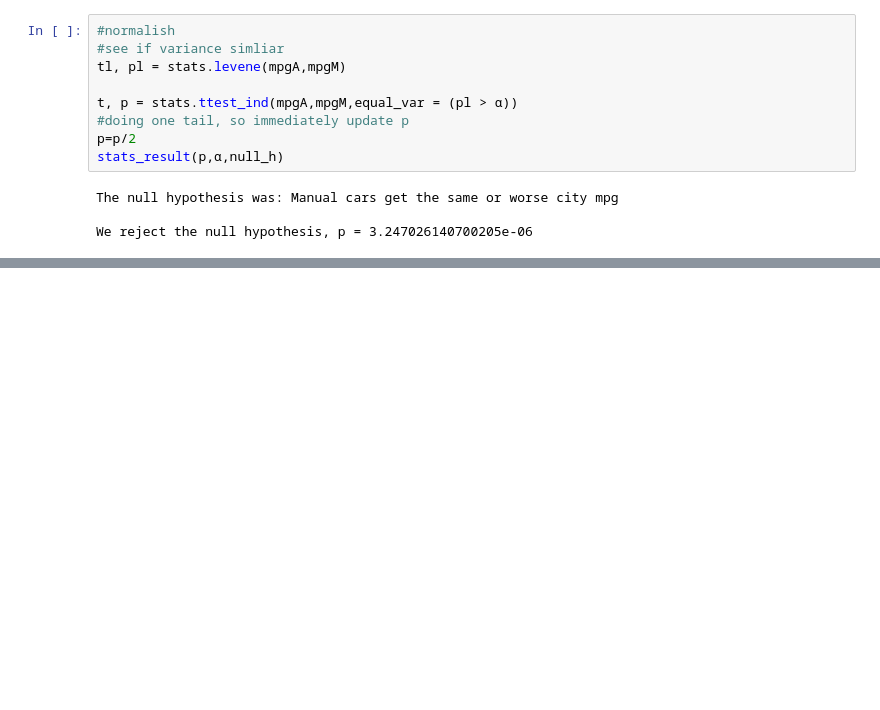
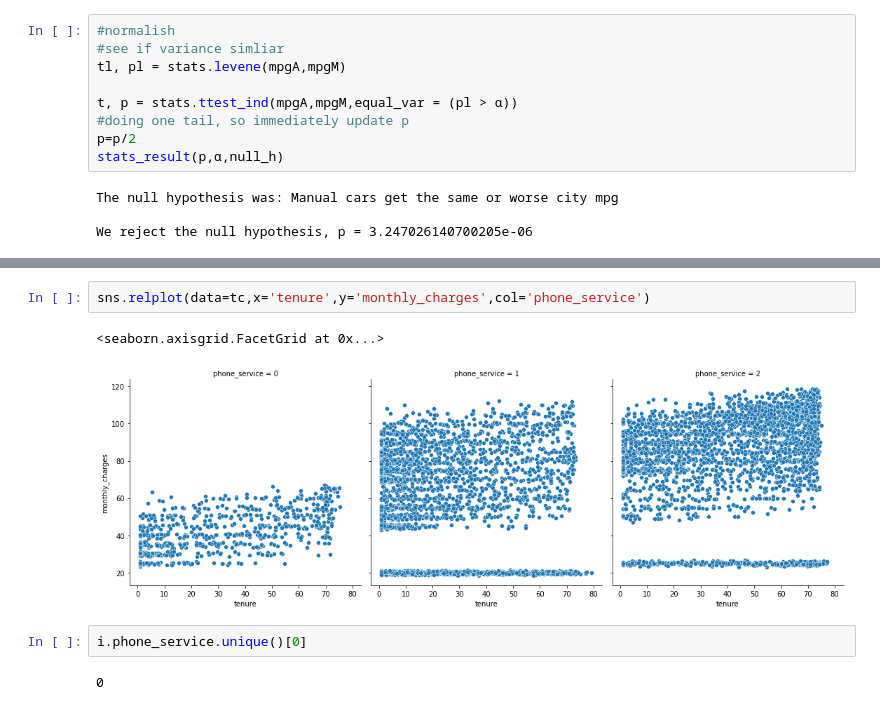
Before and after one commit to Cayt-Schlichting/statistics-exercises, a Jupyter notebook: hypothesis_testing.ipynb, the cells around one changed output, grey strips where cells are left out. Cells and saved outputs as stored; diff of their text form; blank space fills up the shorter version.

```diff
--- a/hypothesis_testing.ipynb
+++ b/hypothesis_testing.ipynb
@@ -213,0 +343,9 @@ We reject the null hypothesis, p = 3.247026140700205e-06
+# %%
+sns.relplot(data=tc,x='tenure',y='monthly_charges',col='phone_service')
+# %% [output]
+<seaborn.axisgrid.FacetGrid at 0x...>
+[figure, added]
+# %%
+i.phone_service.unique()[0]
+# %% [output]
+0
```
Also changed, not shown: parts of 36 cells of this notebook.
